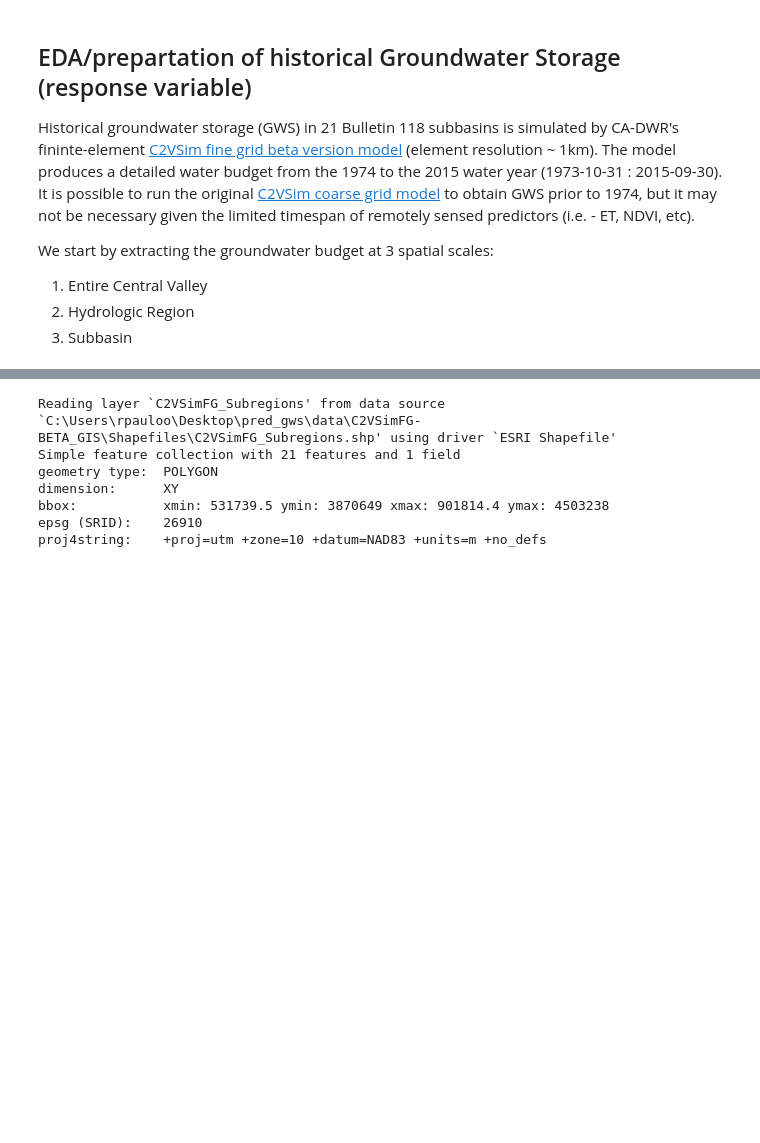
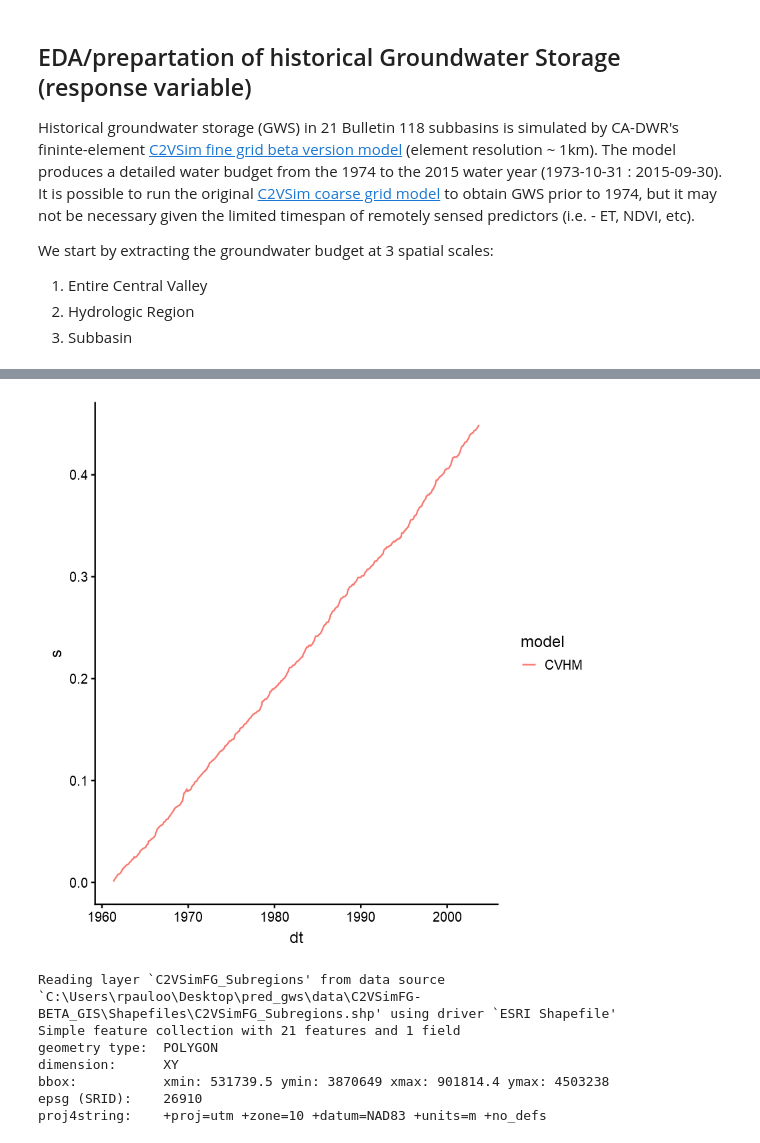
Before and after one commit to richpauloo/pred_gws, a Jupyter notebook: code/00_prepare_response_vars.ipynb, the cells around one changed output, grey strips where cells are left out. Saved outputs shown, nothing was run; the diff lists cells and outputs as text; code cells hidden in the pictures; blank space fills up the shorter version.

```diff
--- a/code/00_prepare_response_vars.ipynb
+++ b/code/00_prepare_response_vars.ipynb
@@ -70,3 +77,35 @@ d <- mutate(d, region = "Entire CV", sb_id = 22)
+# %%
+# grab the relevant data and convert af to maf
+d1c <- rename(d1, dt = "Time", s1 = "Beginning Storage (+)", s2 = "Ending Storage (-)") %>%
+           select(dt, s1, s2) %>%
+           mutate(s = s2 - s1,
+                  s = s/1000000,
+                  model = "C2VSimFG",
+                  sb_id = 22) %>%
+           select(dt, s, model)
+
+d2c <- rename(d2, dt = "Time", s1 = "Beginning Storage (+)", s2 = "Ending Storage (-)") %>%
+           select(dt, s1, s2) %>%
+           mutate(s = s2 - s1,
+                  s = s/1000000,
+                  model = "C2VSim",
+                  sb_id = 22) %>%
+           select(dt, s, model)
+
+d3c <- rename(d3, dt = "TIME", s = "dS_cv") %>%
+           select(dt, s) %>%
+           mutate(s = s * 0.000810714 / 1000000,
+                  model = "CVHM",
+                  sb_id = 22) %>%
+           select(dt, s, model) %>%
+           mutate(dt = lubridate::mdy_hm(dt))
+# %%
+#bind_rows(d1c, d2c, d3c) %>%
+d3c %>%
+    ggplot(aes(dt, s, color = model)) +
+    geom_line()
+# %% [output]
+[figure, added]
 # %%
 # plot
 s <- st_read("C:/Users/rpauloo/Desktop/pred_gws/data/C2VSimFG-BETA_GIS/Shapefiles/C2VSimFG_Subregions.shp")
```
Also changed, not shown: parts of 4 cells of this notebook, 3 other files.
